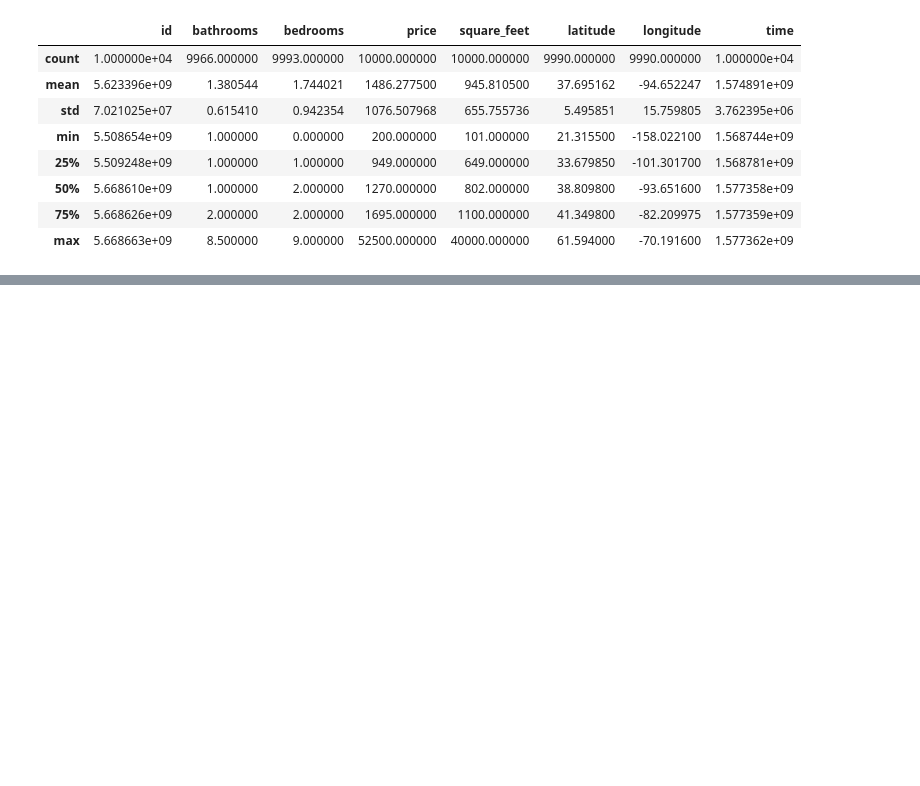
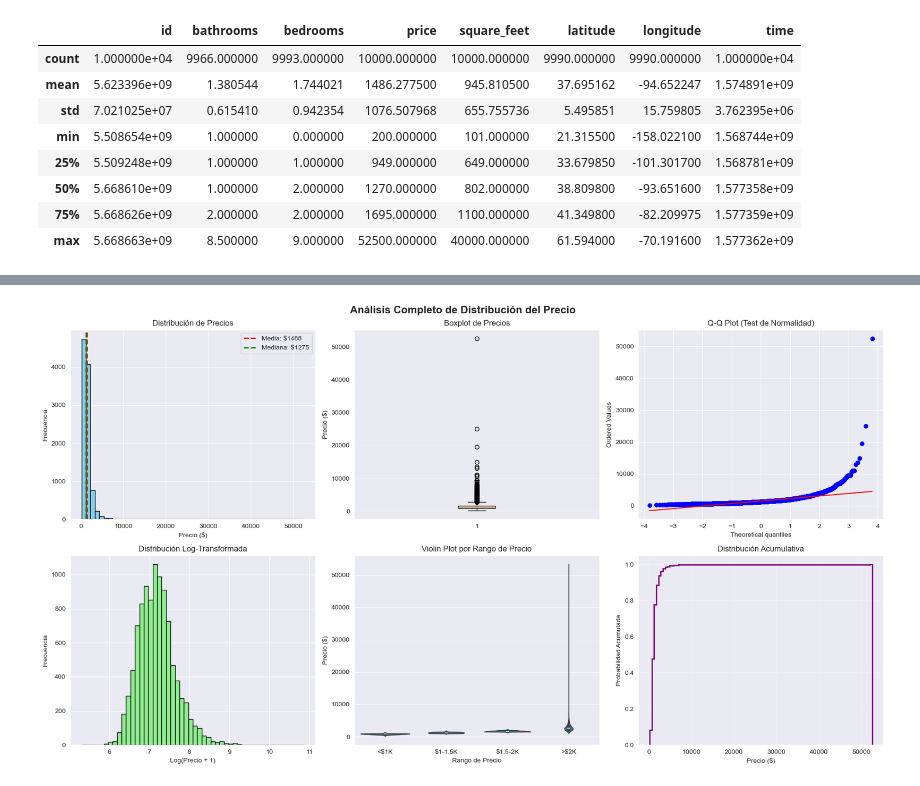
Before and after one commit to mperez14ang/ObligatorioAD, a Jupyter notebook: EDA+PreparamientodeDatos.ipynb, the cells around one changed output, grey strips where cells are left out. Drawn from its saved outputs; the diff is of its cells as text; code cells hidden in the pictures; blank space fills up the shorter version.

```diff
--- a/EDA+PreparamientodeDatos.ipynb
+++ b/EDA+PreparamientodeDatos.ipynb
@@ -121,0 +297,50 @@ dtype: int64
+# %%
+fig, axes = plt.subplots(2, 3, figsize=(18, 10))
+fig.suptitle('Análisis Completo de Distribución del Precio', fontsize=16, fontweight='bold')
+
+# 1. Histograma
+axes[0, 0].hist(df['price'], bins=50, color='skyblue', edgecolor='black')
+axes[0, 0].axvline(df['price'].mean(), color='red', linestyle='--', linewidth=2, label=f'Media: ${df["price"].mean():.0f}')
+axes[0, 0].axvline(df['price'].median(), color='green', linestyle='--', linewidth=2, label=f'Mediana: ${df["price"].median():.0f}')
+axes[0, 0].set_title('Distribución de Precios')
+axes[0, 0].set_xlabel('Precio ($)')
+axes[0, 0].set_ylabel('Frecuencia')
+axes[0, 0].legend()
+
+# 2. Boxplot
+bp = axes[0, 1].boxplot(df['price'].dropna(), vert=True, patch_artist=True)
+bp['boxes'][0].set_facecolor('lightblue')
+axes[0, 1].set_title('Boxplot de Precios')
+axes[0, 1].set_ylabel('Precio ($)')
+axes[0, 1].grid(True, alpha=0.3)
+
+# 3. Q-Q Plot
+stats.probplot(df['price'].dropna(), dist="norm", plot=axes[0, 2])
+axes[0, 2].set_title('Q-Q Plot (Test de Normalidad)')
+
+# 4. Log transformation
+axes[1, 0].hist(np.log1p(df['price']), bins=50, color='lightgreen', edgecolor='black')
+axes[1, 0].set_title('Distribución Log-Transformada')
+axes[1, 0].set_xlabel('Log(Precio + 1)')
+axes[1, 0].set_ylabel('Frecuencia')
+
+# 5. Violin plot por rango de precios
+df['price_range'] = pd.cut(df['price'], bins=[0, 1000, 1500, 2000, df['price'].max()],
+                            labels=['<$1K', '$1-1.5K', '$1.5-2K', '>$2K'])
+sns.violinplot(data=df, x='price_range', y='price', ax=axes[1, 1])
+axes[1, 1].set_title('Violin Plot por Rango de Precio')
+axes[1, 1].set_xlabel('Rango de Precio')
+axes[1, 1].set_ylabel('Precio ($)')
+
+# 6. Cumulative distribution
+axes[1, 2].hist(df['price'], bins=100, cumulative=True, density=True,
+                histtype='step', linewidth=2, color='purple')
+axes[1, 2].set_title('Distribución Acumulativa')
+axes[1, 2].set_xlabel('Precio ($)')
+axes[1, 2].set_ylabel('Probabilidad Acumulada')
+axes[1, 2].grid(True, alpha=0.3)
+
+plt.tight_layout()
+plt.show()
+# %% [output]
+[figure, added]
```
Also changed, not shown: parts of 18 cells of this notebook.
